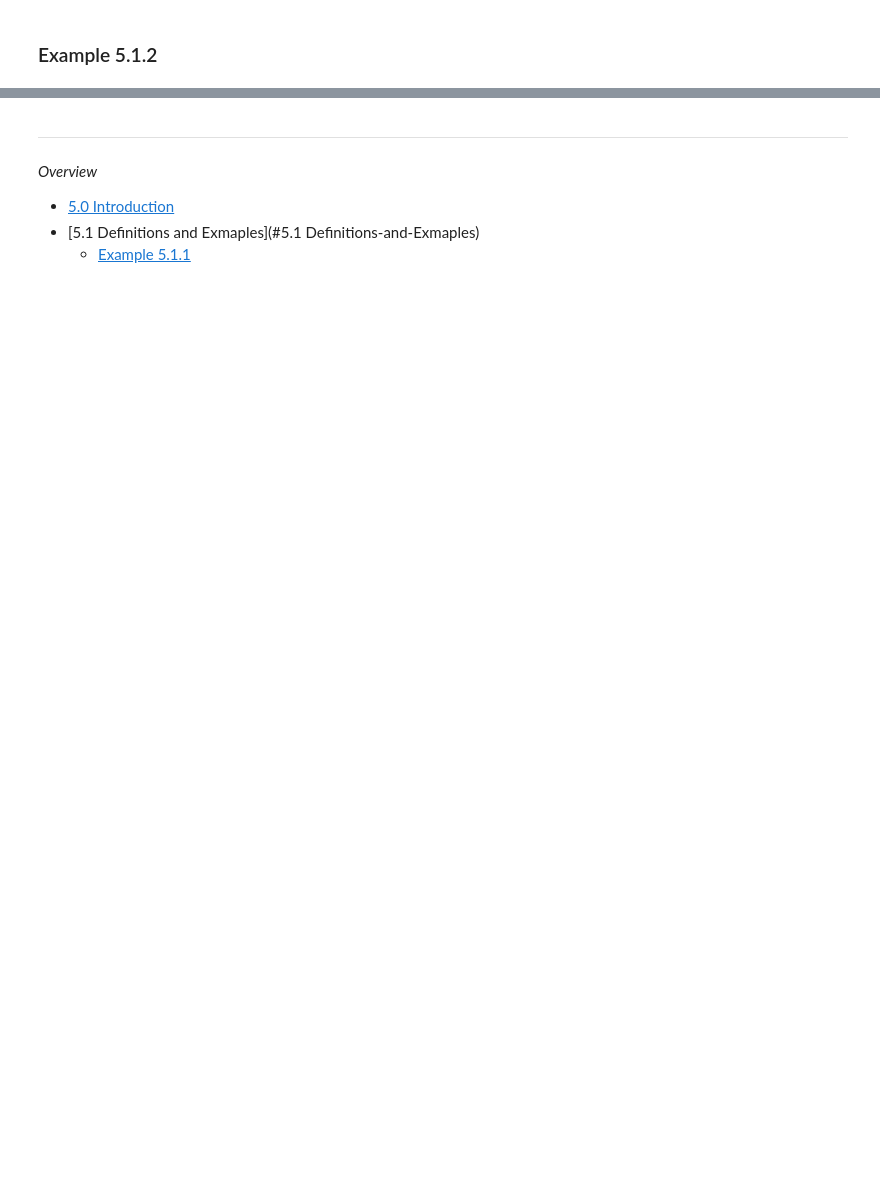
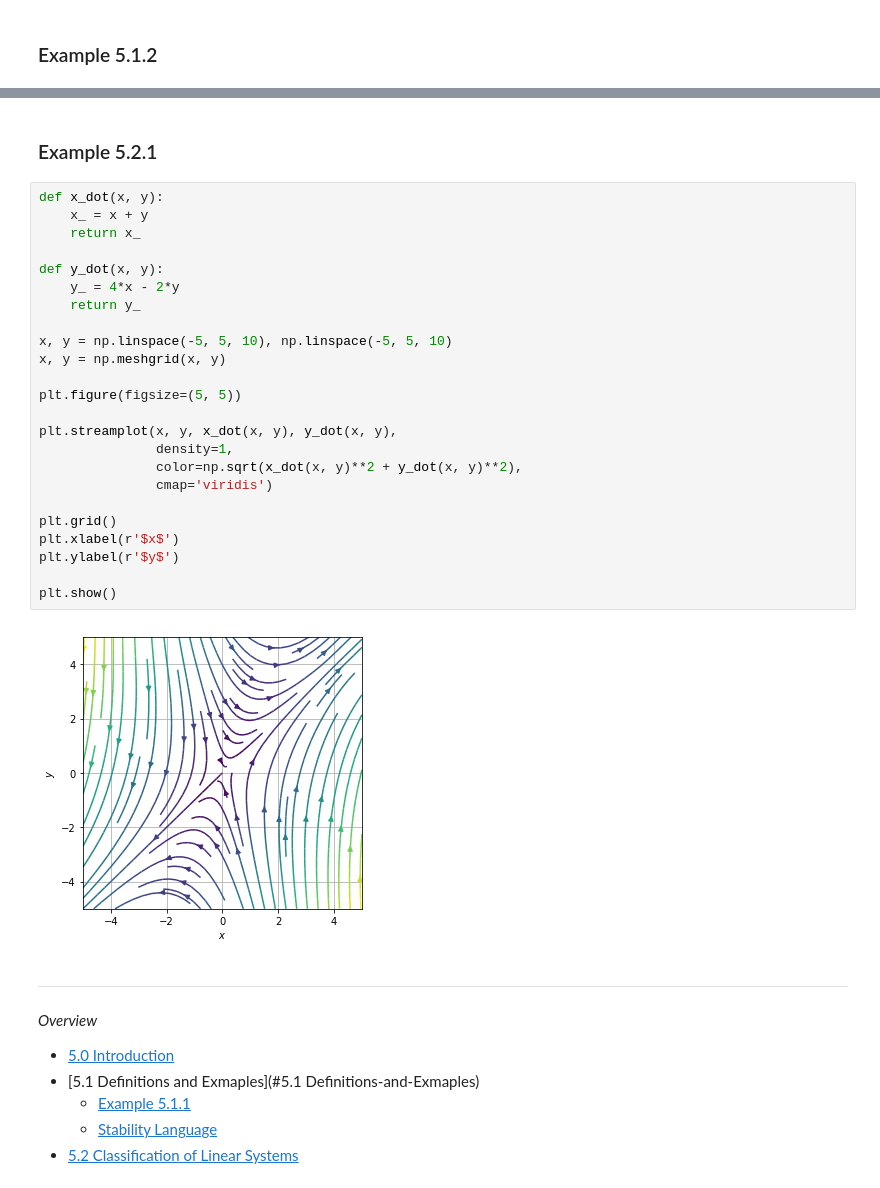
Before and after one commit to shumez/NLDC, a Jupyter notebook: c05/note.ipynb, the cells around one changed output, grey strips where cells are left out. Drawn from its saved outputs; the diff is of its cells as text; blank space fills up the shorter version.

```diff
--- a/c05/note.ipynb
+++ b/c05/note.ipynb
@@ -222,3 +399,31 @@ plt.show()
+# %% [markdown]
+### Example 5.2.1
+# %%
+def x_dot(x, y):
+    x_ = x + y
+    return x_
+
+def y_dot(x, y):
+    y_ = 4*x - 2*y
+    return y_
+
+x, y = np.linspace(-5, 5, 10), np.linspace(-5, 5, 10)
+x, y = np.meshgrid(x, y)
+
+plt.figure(figsize=(5, 5))
+
+plt.streamplot(x, y, x_dot(x, y), y_dot(x, y),
+               density=1,
+               color=np.sqrt(x_dot(x, y)**2 + y_dot(x, y)**2),
+               cmap='viridis')
+
+plt.grid()
+plt.xlabel(r'$x$')
+plt.ylabel(r'$y$')
+
+plt.show()
+# %% [output]
+[figure, added]
 # %% [markdown]
 ---
 *Overview*
@@ -226,3 +431,5 @@ plt.show()
 - [5.0 Introduction](#5.0-Introduction)
 - [5.1 Definitions and Exmaples](#5.1 Definitions-and-Exmaples)
     - [Example 5.1.1](#Example-5.1.1)
+    - [Stability Language](#Stability-Language)
+- [5.2 Classification of Linear Systems](#5.2-Classification-of-Linear-Systems)
```
Also changed, not shown: parts of 8 cells of this notebook.
